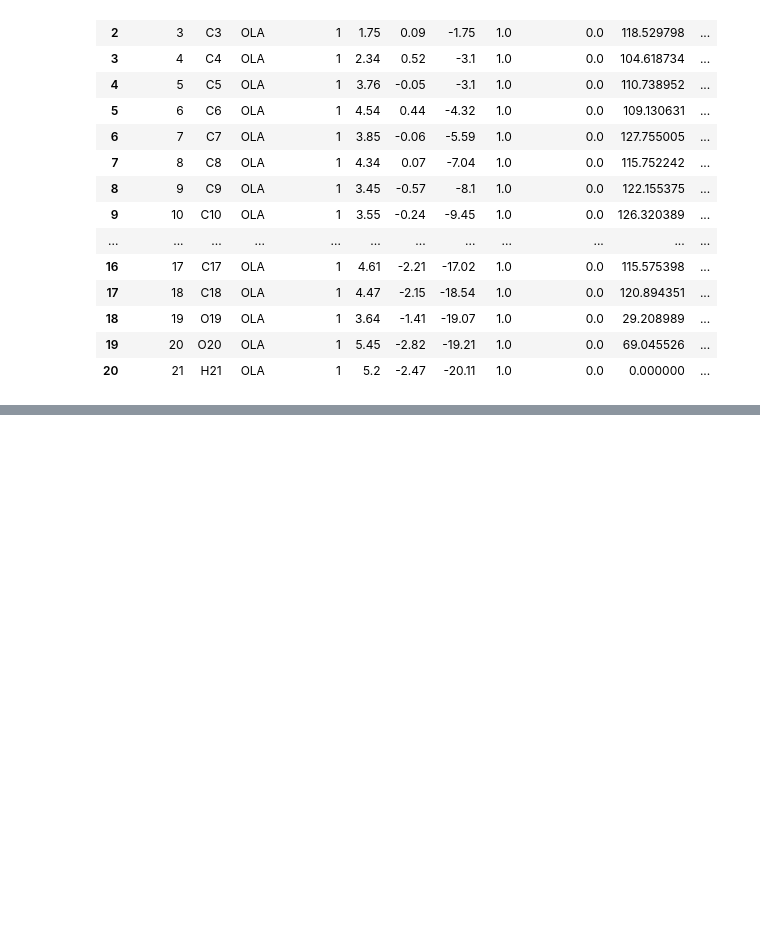
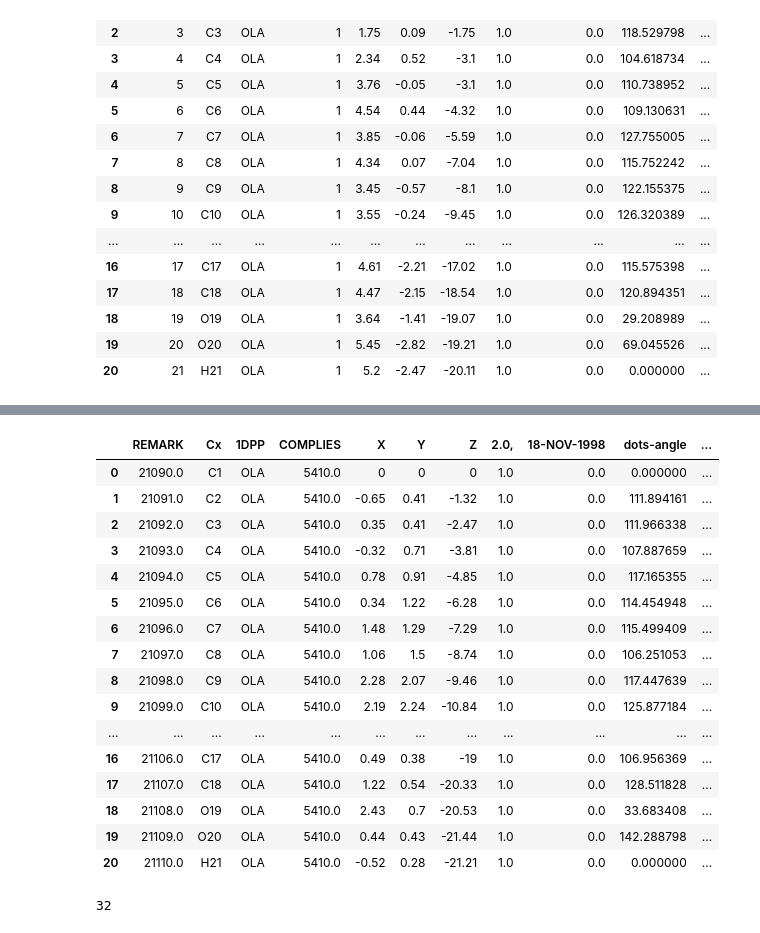
Before and after one commit to fengchenLBL/protein-dynamics-ai, a Jupyter notebook: inputs.ipynb, the cells around one changed output, grey strips where cells are left out. Saved outputs shown, nothing was run; the diff lists cells and outputs as text; code cells hidden in the pictures; blank space fills up the shorter version.

```diff
--- a/inputs.ipynb
+++ b/inputs.ipynb
@@ -198,0 +199,8 @@ data.to_csv('new'+PATH)
+# %%
+PATH = 'CeramideMix-lipids-Test.pdb'
+# %%
+data_all = pd.read_csv(PATH,sep='\s+')
+
+data_all.columns = ['REMARK','Cx','1DPP','COMPLIES','X','Y','Z','2.0,','18-NOV-1998']
+data_all.index = range(len(data_all))
+display(data_all)
@@ -198,0 +221,27 @@ data.to_csv('new'+PATH)
+# %%
+start_id = np.array(data_all[np.logical_and(data_all['1DPP'] == 'OLA', data_all['Cx'] == 'C1')].index)
+end_id = start_id + 21
+protein_list = [data_all.iloc[start_id[k]:end_id[k]].copy() for k in range(len(start_id))]
+# %%
+display(protein_list[17])
+n_samples = len(protein_list)
+n_samples
+# %% [output]
+|  | REMARK | Cx | 1DPP | COMPLIES | X | Y | Z | 2.0, | 18-NOV-1998 | dots-angle | ... |
+| 0 | 21090.0 | C1 | OLA | 5410.0 | 0 | 0 | 0 | 1.0 | 0.0 | 0.000000 | ... |
+| 1 | 21091.0 | C2 | OLA | 5410.0 | -0.65 | 0.41 | -1.32 | 1.0 | 0.0 | 111.894161 | ... |
+| 2 | 21092.0 | C3 | OLA | 5410.0 | 0.35 | 0.41 | -2.47 | 1.0 | 0.0 | 111.966338 | ... |
+| 3 | 21093.0 | C4 | OLA | 5410.0 | -0.32 | 0.71 | -3.81 | 1.0 | 0.0 | 107.887659 | ... |
+| 4 | 21094.0 | C5 | OLA | 5410.0 | 0.78 | 0.91 | -4.85 | 1.0 | 0.0 | 117.165355 | ... |
+| 5 | 21095.0 | C6 | OLA | 5410.0 | 0.34 | 1.22 | -6.28 | 1.0 | 0.0 | 114.454948 | ... |
+| 6 | 21096.0 | C7 | OLA | 5410.0 | 1.48 | 1.29 | -7.29 | 1.0 | 0.0 | 115.499409 | ... |
+| 7 | 21097.0 | C8 | OLA | 5410.0 | 1.06 | 1.5 | -8.74 | 1.0 | 0.0 | 106.251053 | ... |
+| 8 | 21098.0 | C9 | OLA | 5410.0 | 2.28 | 2.07 | -9.46 | 1.0 | 0.0 | 117.447639 | ... |
+| 9 | 21099.0 | C10 | OLA | 5410.0 | 2.19 | 2.24 | -10.84 | 1.0 | 0.0 | 125.877184 | ... |
+| ... | ... | ... | ... | ... | ... | ... | ... | ... | ... | ... | ... |
+| 16 | 21106.0 | C17 | OLA | 5410.0 | 0.49 | 0.38 | -19 | 1.0 | 0.0 | 106.956369 | ... |
+| 17 | 21107.0 | C18 | OLA | 5410.0 | 1.22 | 0.54 | -20.33 | 1.0 | 0.0 | 128.511828 | ... |
+| 18 | 21108.0 | O19 | OLA | 5410.0 | 2.43 | 0.7 | -20.53 | 1.0 | 0.0 | 33.683408 | ... |
+| 19 | 21109.0 | O20 | OLA | 5410.0 | 0.44 | 0.43 | -21.44 | 1.0 | 0.0 | 142.288798 | ... |
+| 20 | 21110.0 | H21 | OLA | 5410.0 | -0.52 | 0.28 | -21.21 | 1.0 | 0.0 | 0.000000 | ... |
+32
```
Also changed, not shown: parts of 15 cells of this notebook, 8 other files.
